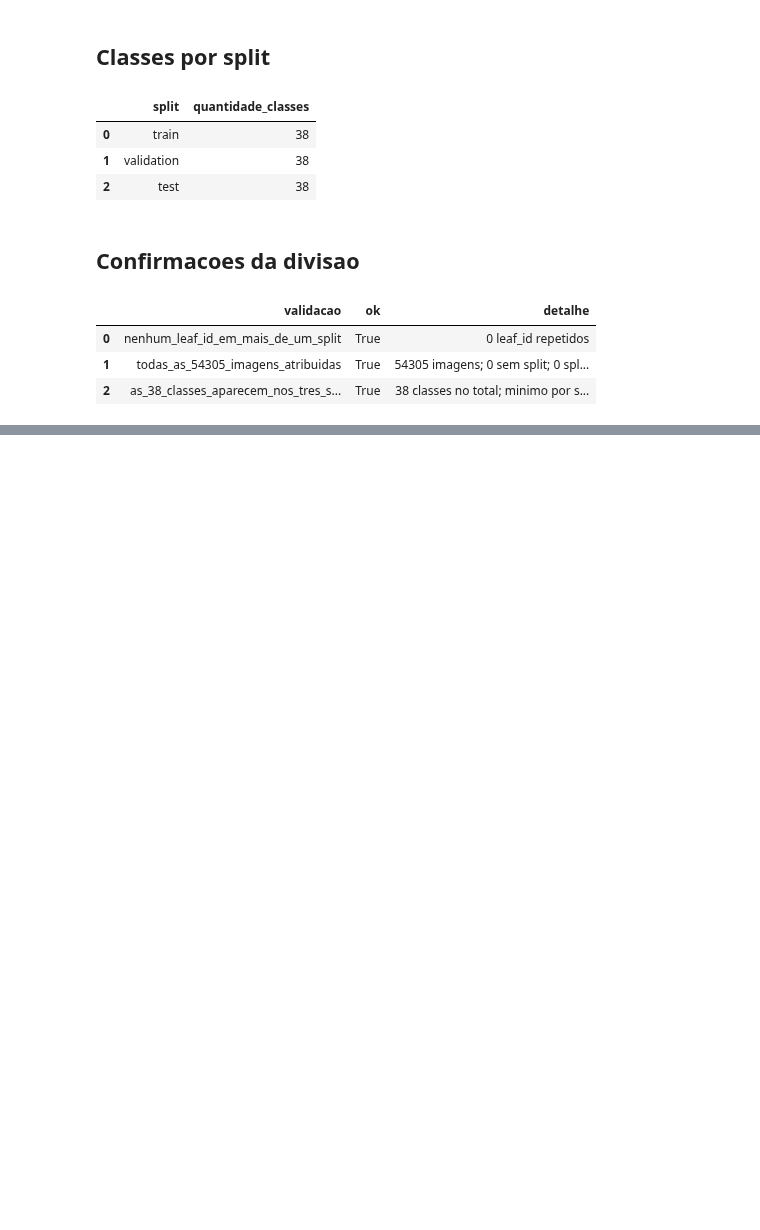
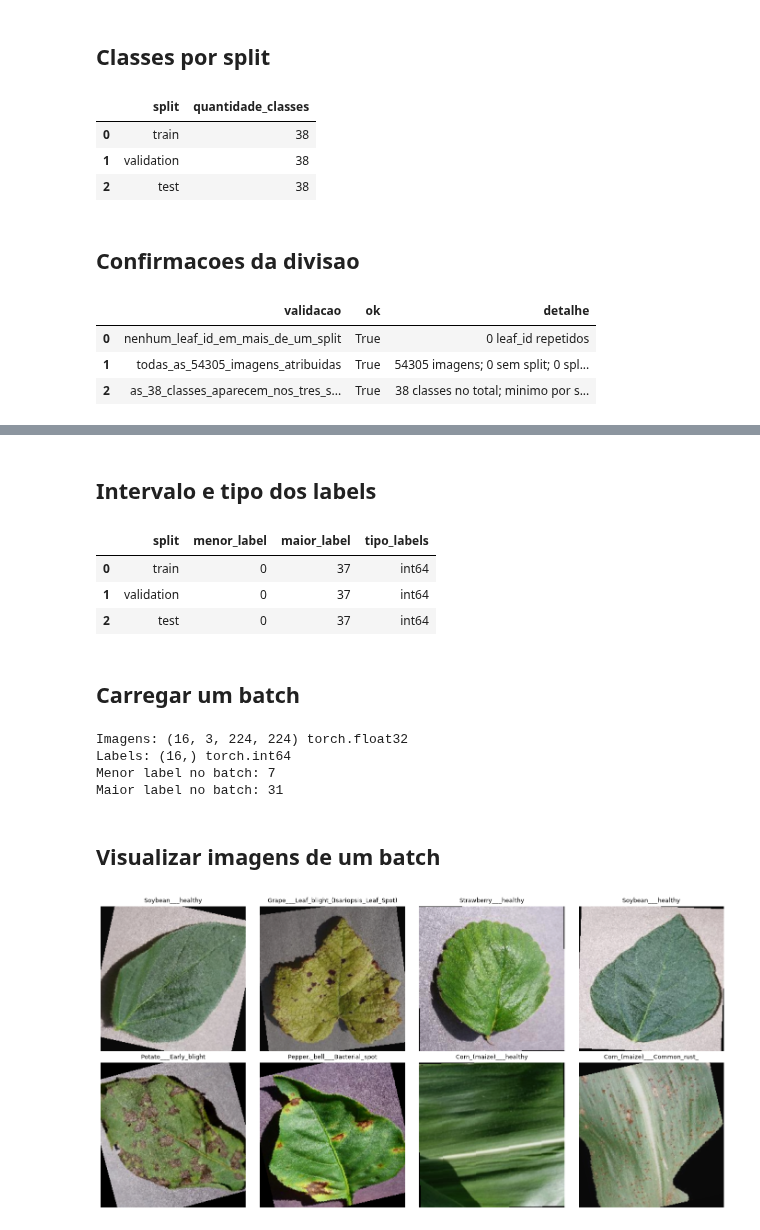
Before and after one commit to murilodc/plant-disease-classification, a Jupyter notebook: notebooks/01_exploracao_plantvillage.ipynb, the cells around one changed output, grey strips where cells are left out. Saved outputs shown, nothing was run; the diff lists cells and outputs as text; code cells hidden in the pictures; blank space fills up the shorter version.

Commit message:
feat pipeline data of plant village

```diff
--- a/notebooks/01_exploracao_plantvillage.ipynb
+++ b/notebooks/01_exploracao_plantvillage.ipynb
@@ -29,6 +29,7 @@ ZIP_PATH = DATA_DIR / "data.zip"
 LEAF_MAP_PATH = DATA_DIR / "leaf_grouping" / "leaf-map.json"
 OUTPUT_CSV = RESULTS_DIR / "plantvillage_metadata_raw_color.csv"
 SPLIT_OUTPUT_CSV = RESULTS_DIR / "plantvillage_metadata_split.csv"
+COLOR_IMAGE_DIR = Path("/content/plantvillage_color") if IN_COLAB else DATA_DIR / "plantvillage_color"
 
 DATA_DIR.mkdir(parents=True, exist_ok=True)
 RESULTS_DIR.mkdir(parents=True, exist_ok=True)
@@ -40,6 +41,7 @@ print("Base:", BASE_DIR)
 print("ZIP:", ZIP_PATH)
 print("Leaf map:", LEAF_MAP_PATH)
 print("Resultados:", RESULTS_DIR)
+print("Imagens locais:", COLOR_IMAGE_DIR)
 # %% [output]
 Base: C:\Users\cw_58\Documents\tcc-plant-disease-classification
 ZIP: C:\Users\cw_58\Documents\tcc-plant-disease-classification\data\data.zip
@@ -453,0 +558,17 @@ validacoes_split["validacoes"]
+# %%
+metadata_split_pipeline = pd.read_csv(SPLIT_OUTPUT_CSV)
+class_to_idx = build_class_to_idx(metadata_split_pipeline)
+num_workers = 2 if IN_COLAB else 0
+
+dataloaders = create_dataloaders(
+    metadata_csv=metadata_split_pipeline,
+    image_root=COLOR_IMAGE_DIR,
+    batch_size=16,
+    num_workers=num_workers,
+    seed=42,
+)
+datasets = {split: loader.dataset for split, loader in dataloaders.items()}
+
+print("Raiz das imagens:", COLOR_IMAGE_DIR)
+print("Batch size:", dataloaders["train"].batch_size)
+print("Workers:", num_workers)
@@ -453,0 +639,55 @@ validacoes_split["validacoes"]
+# %% [markdown]
+## Intervalo e tipo dos labels
+# %%
+pd.DataFrame(
+    [
+        {
+            "split": split,
+            "menor_label": int(dataset.labels.min()),
+            "maior_label": int(dataset.labels.max()),
+            "tipo_labels": str(dataset.labels.dtype),
+        }
+        for split, dataset in datasets.items()
+    ]
+)
+# %% [output]
+|  | split | menor_label | maior_label | tipo_labels |
+| 0 | train | 0 | 37 | int64 |
+| 1 | validation | 0 | 37 | int64 |
+| 2 | test | 0 | 37 | int64 |
+# %% [markdown]
+## Carregar um batch
+# %%
+batch_images, batch_labels = next(iter(dataloaders["train"]))
+
+print("Imagens:", tuple(batch_images.shape), batch_images.dtype)
+print("Labels:", tuple(batch_labels.shape), batch_labels.dtype)
+print("Menor label no batch:", int(batch_labels.min()))
+print("Maior label no batch:", int(batch_labels.max()))
+# %% [output]
+Imagens: (16, 3, 224, 224) torch.float32
+Labels: (16,) torch.int64
+Menor label no batch: 7
+Maior label no batch: 31
+# %% [markdown]
+## Visualizar imagens de um batch
+# %%
+import matplotlib.pyplot as plt
+
+mean = torch.tensor(IMAGENET_MEAN).view(3, 1, 1)
+std = torch.tensor(IMAGENET_STD).view(3, 1, 1)
+images_to_show = min(8, batch_images.size(0))
+
+fig, axes = plt.subplots(2, 4, figsize=(14, 7))
+for ax, image, label in zip(axes.flat, batch_images[:images_to_show], batch_labels[:images_to_show]):
+    image = (image.cpu() * std + mean).clamp(0, 1).permute(1, 2, 0)
+    ax.imshow(image)
+    ax.set_title(datasets["train"].idx_to_class[int(label)], fontsize=9)
+    ax.axis("off")
+
+for ax in axes.flat[images_to_show:]:
+    ax.axis("off")
+
+plt.tight_layout()
+# %% [output]
+[figure, added]
```
Also changed, not shown: parts of 15 cells of this notebook, 2 other files.
